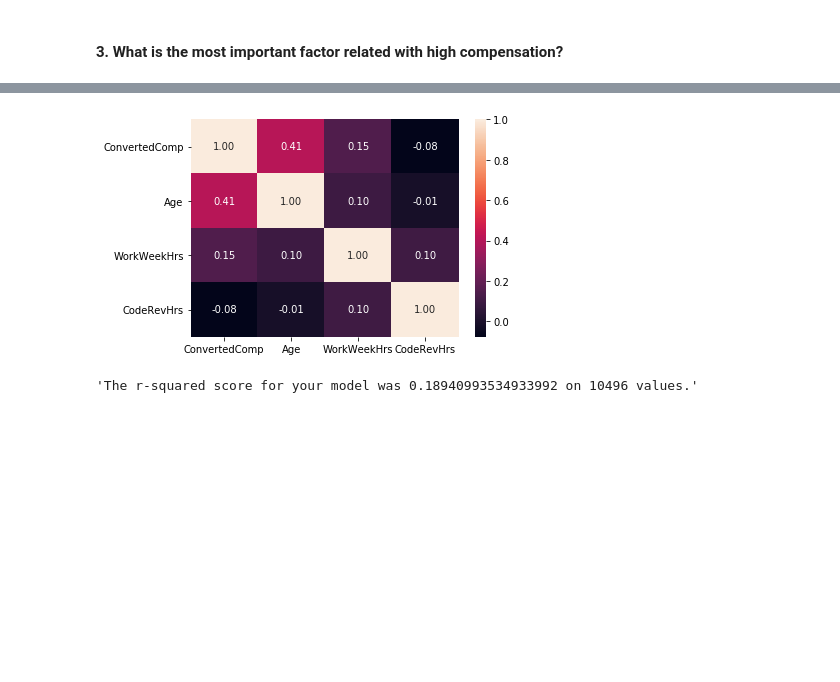
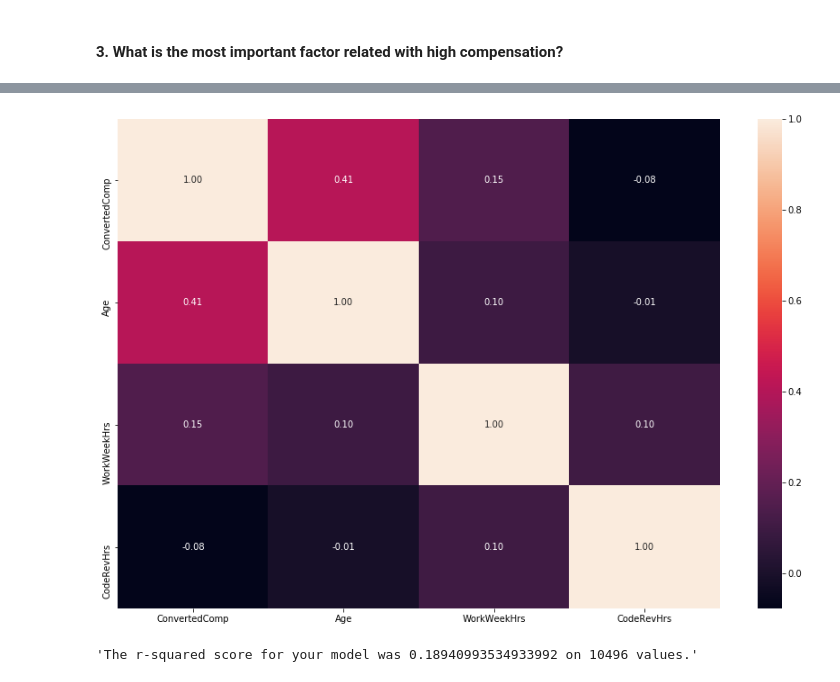
Before and after one commit to baekspace88/udacity-DS, a Jupyter notebook: Some findings from Stack Overflow Data 2019.ipynb, the cells around one changed output, grey strips where cells are left out. Cells and saved outputs as stored; diff of their text form; code cells hidden in the pictures; blank space fills up the shorter version.

```diff
--- a/Some findings from Stack Overflow Data 2019.ipynb
+++ b/Some findings from Stack Overflow Data 2019.ipynb
@@ -166,7 +171,9 @@ df_numeric_filter.hist();
 # %%
-sns.heatmap(df_numeric_filter.corr(), annot=True, fmt=".2f");
+plt.figure(figsize=(15, 10))
+sns.heatmap(df_numeric_filter.corr(), annot=True, fmt=".2f")
+plt.savefig('correlation.png');
 # %% [output]
-[figure, old version]
+[figure, new version]
 # %%
 #Split into explanatory and response variables
 X = df_numeric_filter[['Age', 'WorkWeekHrs', 'CodeRevHrs']]
```
Also changed, not shown: parts of 4 cells of this notebook, 8 other files.
